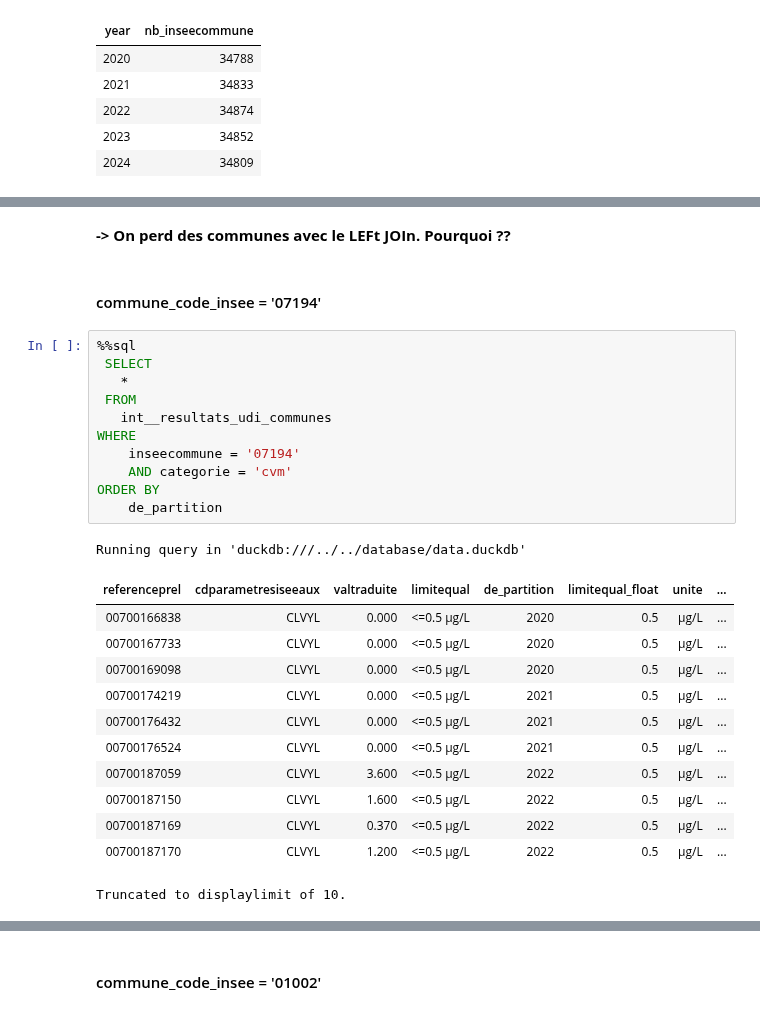
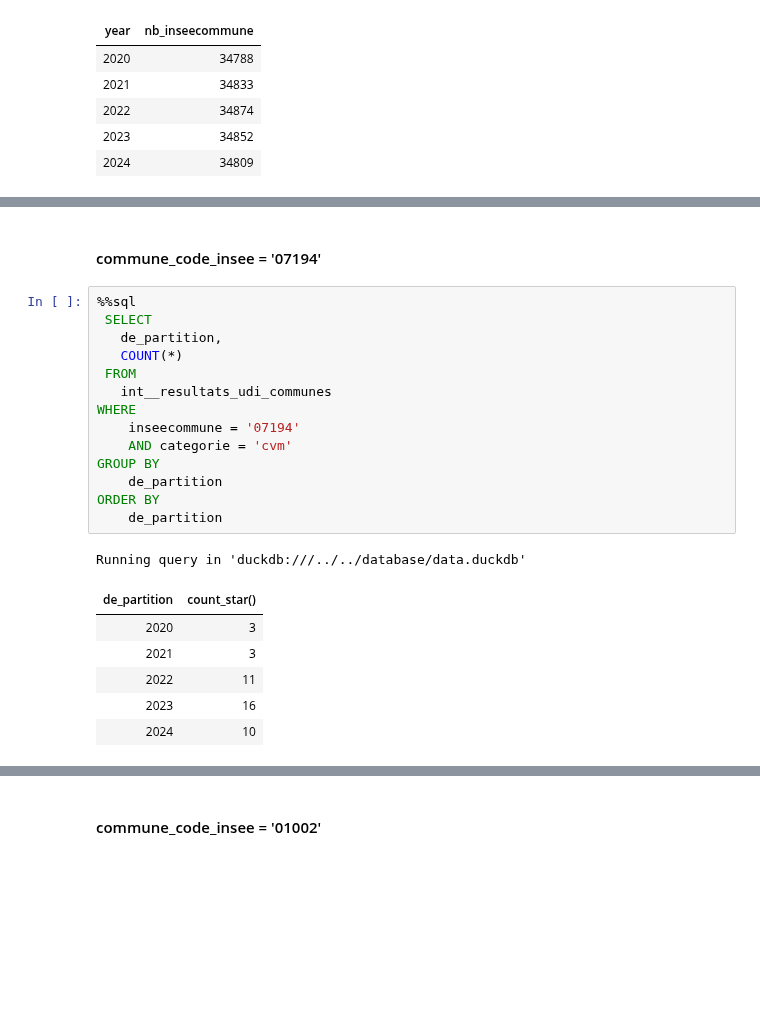
Before and after one commit to dataforgoodfr/13_pollution_eau, a Jupyter notebook: analytics/notebooks/cvm_calcul_conformite_par_commune-MAJ.ipynb, the cells around one changed output, grey strips where cells are left out. Saved outputs shown, nothing was run; the diff lists cells and outputs as text; blank space fills up the shorter version.

Commit message:
feat: update table ana_results_commnues

```diff
--- a/analytics/notebooks/cvm_calcul_conformite_par_commune-MAJ.ipynb
+++ b/analytics/notebooks/cvm_calcul_conformite_par_commune-MAJ.ipynb
@@ -660,30 +661,25 @@ Running query in 'duckdb:///../../database/data.duckdb'
-# %% [markdown]
-**-> On perd des communes avec le LEFt JOIn. Pourquoi ??**
 # %% [markdown]
 #### commune_code_insee = '07194'
 # %%
 %%sql
  SELECT
-   *
+   de_partition,
+   COUNT(*)
  FROM
    int__resultats_udi_communes
 WHERE
     inseecommune = '07194'
     AND categorie = 'cvm'
+GROUP BY
+    de_partition
 ORDER BY
     de_partition
 # %% [output]
 Running query in 'duckdb:///../../database/data.duckdb'
-| referenceprel | cdparametresiseeaux | valtraduite | limitequal | de_partition | limitequal_float | unite | ... |
-| 00700166838 | CLVYL | 0.000 | <=0.5 µg/L | 2020 | 0.5 | µg/L | ... |
-| 00700167733 | CLVYL | 0.000 | <=0.5 µg/L | 2020 | 0.5 | µg/L | ... |
-| 00700169098 | CLVYL | 0.000 | <=0.5 µg/L | 2020 | 0.5 | µg/L | ... |
-| 00700174219 | CLVYL | 0.000 | <=0.5 µg/L | 2021 | 0.5 | µg/L | ... |
-| 00700176432 | CLVYL | 0.000 | <=0.5 µg/L | 2021 | 0.5 | µg/L | ... |
-| 00700176524 | CLVYL | 0.000 | <=0.5 µg/L | 2021 | 0.5 | µg/L | ... |
-| 00700187059 | CLVYL | 3.600 | <=0.5 µg/L | 2022 | 0.5 | µg/L | ... |
-| 00700187150 | CLVYL | 1.600 | <=0.5 µg/L | 2022 | 0.5 | µg/L | ... |
-| 00700187169 | CLVYL | 0.370 | <=0.5 µg/L | 2022 | 0.5 | µg/L | ... |
-| 00700187170 | CLVYL | 1.200 | <=0.5 µg/L | 2022 | 0.5 | µg/L | ... |
+| de_partition | count_star() |
+| 2020 | 3 |
+| 2021 | 3 |
+| 2022 | 11 |
+| 2023 | 16 |
+| 2024 | 10 |
-Truncated to displaylimit of 10.
 # %%
```
Also changed, not shown: parts of 22 cells of this notebook.
